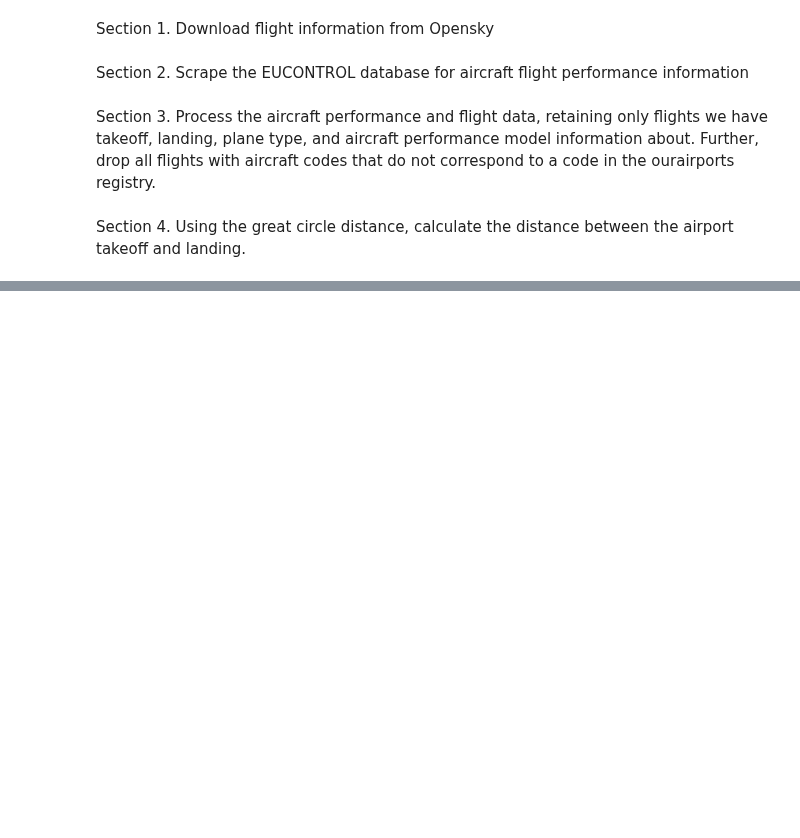
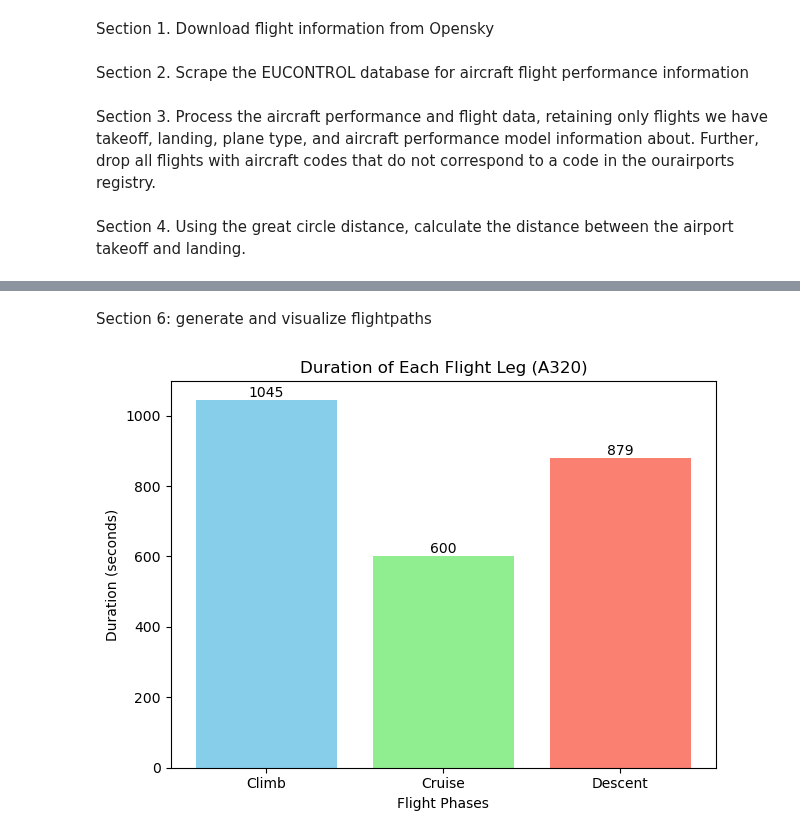
Before and after one commit to Centre-for-Atmospheric-Science-Cam-Chem/ConflictTrails, a Jupyter notebook: driver.ipynb, the cells around one changed output, grey strips where cells are left out. Drawn from its saved outputs; the diff is of its cells as text; code cells hidden in the pictures; blank space fills up the shorter version.

```diff
--- a/driver.ipynb
+++ b/driver.ipynb
@@ -366,3 +170,9 @@ performance_models_debug = performance_models[['powerplant', 'number_of_engines'
 # %%
 # attempts to match the powerplants extracted from the EUCONTROL aircraft performance model with an engine model in the engine emissions database
-per_mod_matched_dbug = match_engine_to_emissions_db(performance_models_debug, engine_models)
+# reset the index of engine_models so that 'UID No' becomes a column rather than the index, otherwise the merge will not work
+engine_models.reset_index(inplace=True)
+# attempts to match the powerplants extracted from the EUCONTROL aircraft performance model with an engine model in the engine emissions database
+performance_models_matched = match_engine_to_emissions_db(performance_models, engine_models)
+# %%
+# drom all rows without a matched engine model
+performance_models_matched = performance_models_matched.dropna(subset=['matched_engine_id'])
@@ -368,0 +199,49 @@ per_mod_matched_dbug = match_engine_to_emissions_db(performance_models_debug, en
+# %%
+# Join the aircraft performance model data with the engine emissions database data
+performance_and_emissions_model = pd.merge(performance_models_matched, engine_models, how='inner', left_on='matched_engine_uid_no', right_on='UID No')
+# %% [markdown]
+Section 6: generate and visualize flightpaths
+# %%
+# performance_data=pd.read_pickle('aircraft_performance_data_table.pkl')
+aircraft_typecode = 'A320'
+flightpath = generate_flightpath(aircraft_typecode, 500, performance_and_emissions_model)
+# %%
+import matplotlib.pyplot as plt
+# Sum durations from the flightpath dictionary for each phase
+climb_time = (flightpath['climb'].get('t_climb_0_5', 0) +
+              flightpath['climb'].get('t_climb_5_10', 0) +
+              flightpath['climb'].get('t_climb_10_15', 0) +
+              flightpath['climb'].get('t_climb_15_24', 0) +
+              flightpath['climb'].get('t_climb_ceil', 0))
+
+descent_time = (flightpath['descent'].get('t_descent_5_0', 0) +
+                flightpath['descent'].get('t_descent_10_5', 0) +
+                flightpath['descent'].get('t_descent_15_10', 0) +
+                flightpath['descent'].get('t_descent_24_15', 0) +
+                flightpath['descent'].get('t_descent_ceil', 0))
+
+cruise_time = flightpath['cruise'].get('t_cruise', 0)
+
+# Prepare data for the barchart
+phases = ['Climb', 'Cruise', 'Descent']
+durations = [climb_time, cruise_time, descent_time]
+
+# Optionally convert seconds to minutes (or leave in seconds)
+# durations = [t / 60.0 for t in durations]
+
+plt.figure()
+bars = plt.bar(phases, durations, color=['skyblue', 'lightgreen', 'salmon'])
+plt.xlabel('Flight Phases')
+plt.ylabel('Duration (seconds)')
+plt.title(f'Duration of Each Flight Leg ({aircraft_typecode})')
+
+# Annotate bars with duration values
+for bar, duration in zip(bars, durations):
+    height = bar.get_height()
+    plt.text(bar.get_x() + bar.get_width()/2, height,
+             f'{duration:.0f}', ha='center', va='bottom')
+
+plt.tight_layout()
+plt.show()
+# %% [output]
+[figure, added]
```
Also changed, not shown: parts of 25 cells of this notebook, 3 other files.
